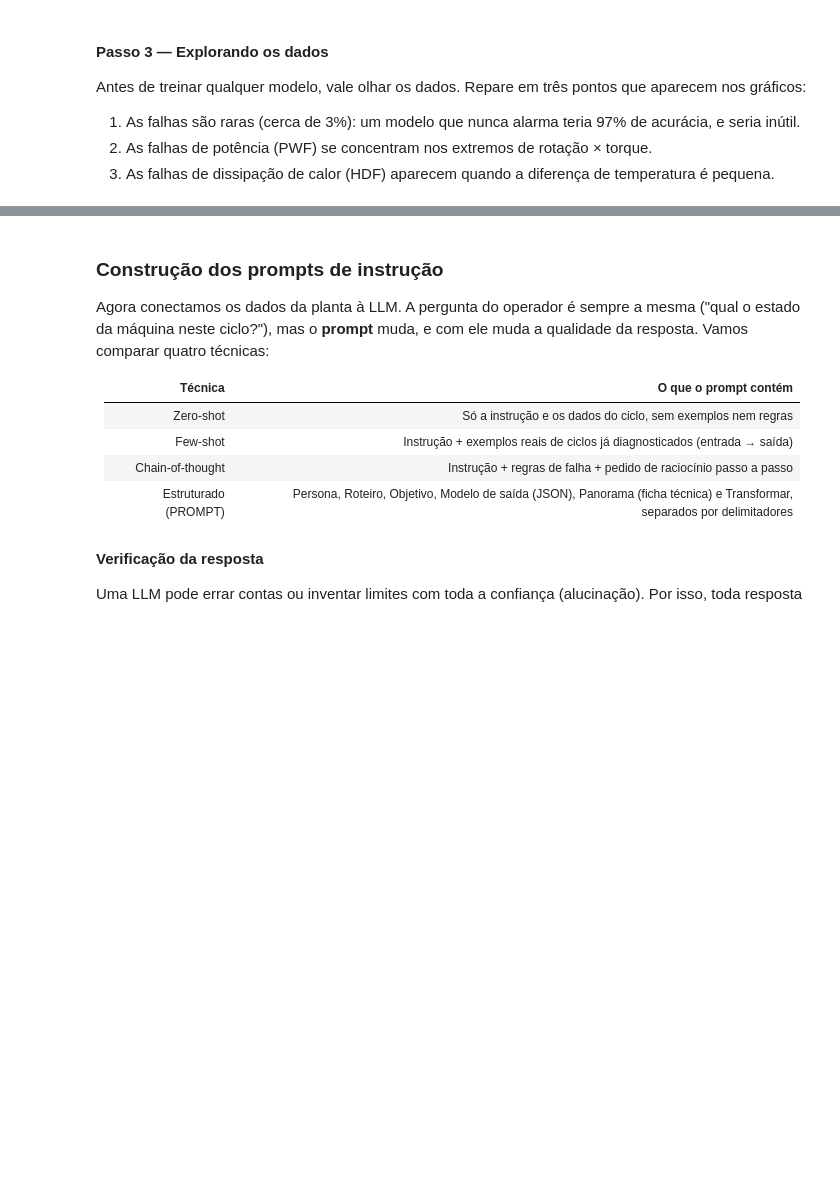
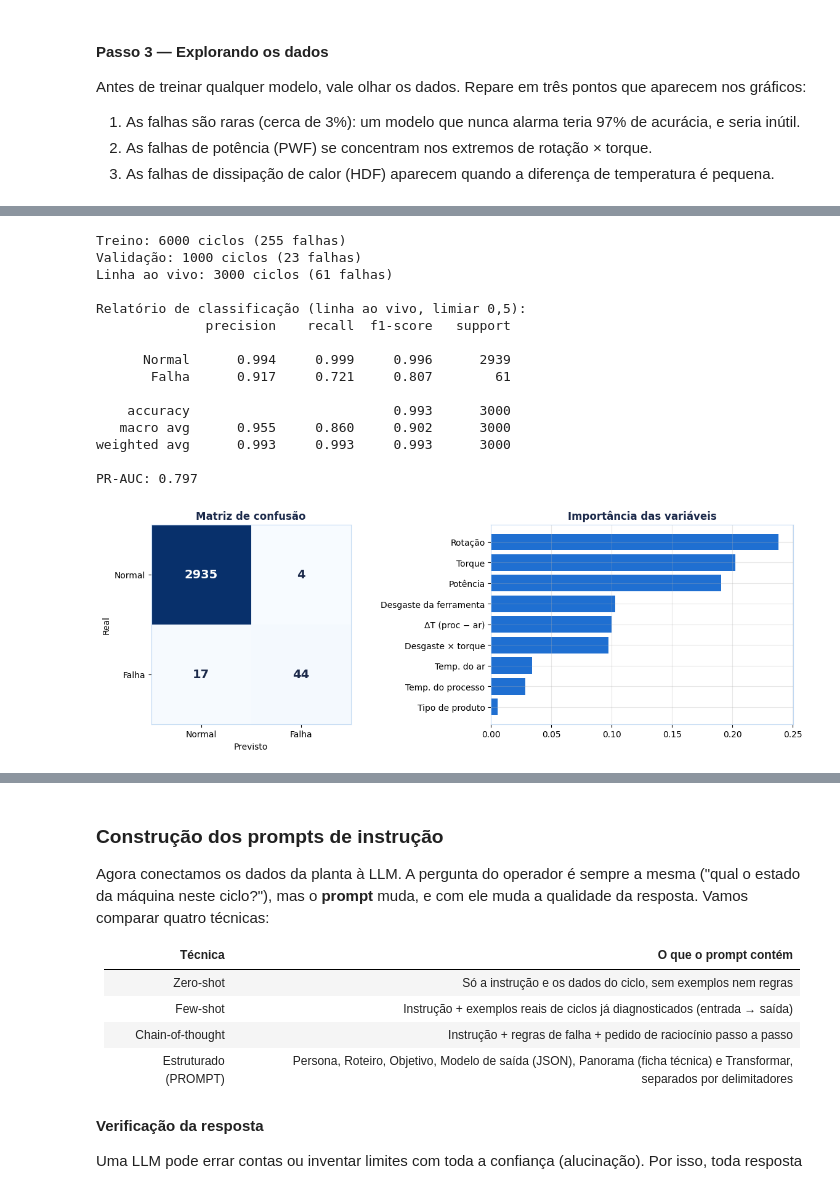
Before and after one commit to laismngueira/minicurso-embrapii, a Jupyter notebook: versao_pdm/Minicurso_PdM01.ipynb, the cells around one changed output, grey strips where cells are left out. Drawn from its saved outputs; the diff is of its cells as text; code cells hidden in the pictures; blank space fills up the shorter version.

```diff
--- a/versao_pdm/Minicurso_PdM01.ipynb
+++ b/versao_pdm/Minicurso_PdM01.ipynb
@@ -657,82 +804,92 @@ F1 e PR-AUC, que são mais honestas que a acurácia com classes raras.
 import warnings
 
 from sklearn.ensemble import IsolationForest, RandomForestClassifier
-from sklearn.metrics import (average_precision_score, classification_report,
-                             confusion_matrix, precision_recall_curve)
+from sklearn.metrics import average_precision_score, classification_report, confusion_matrix
 
-warnings.filterwarnings("ignore", category=UserWarning)
+warnings.filterwarnings("ignore", category=UserWarning, module="sklearn")
 
 # ---------------------------------------------------------------------------
 # Divisão temporal: passado -> treino | validação | futuro -> linha ao vivo
 # ---------------------------------------------------------------------------
-n_total = len(dados)
-fim_treino, fim_validacao = int(n_total * 0.60), int(n_total * 0.70)
+fim_treino, fim_validacao = int(len(dados) * 0.60), int(len(dados) * 0.70)
 treino = dados.iloc[:fim_treino]
 validacao = dados.iloc[fim_treino:fim_validacao]
 linha_ao_vivo = dados.iloc[fim_validacao:].reset_index(drop=True)
 
-print(f"Treino: {len(treino)} ciclos ({int(treino['falha'].sum())} falhas)")
-print(f"Validação: {len(validacao)} ciclos ({int(validacao['falha'].sum())} falhas)")
-print(f"Linha ao vivo: {len(linha_ao_vivo)} ciclos ({int(linha_ao_vivo['falha'].sum())} falhas)")
+for nome, parte in [("Treino", treino), ("Validação", validacao), ("Linha ao vivo", linha_ao_vivo)]:
+    print(f"{nome}: {len(parte)} ciclos ({int(parte['falha'].sum())} falhas)")
 
 # ---- Modelo 1: probabilidade de falha ----
-modelo_falha = RandomForestClassifier(
-    n_estimators=300, min_samples_leaf=2, class_weight="balanced_subsample",
-    random_state=42, n_jobs=-1,
-)
+modelo_falha = RandomForestClassifier(n_estimators=300, min_samples_leaf=2,
+                                      class_weight="balanced_subsample", random_state=42, n_jobs=-1)
 modelo_falha.fit(treino[FEATURES], treino["falha"])
 
 # ---- Modelo 2: modo de falha (só ciclos com falha) ----
 treino_falhas = treino[treino["falha"] == 1]
 modelo_modo = RandomForestClassifier(n_estimators=300, class_weight="balanced", random_state=42, n_jobs=-1)
 modelo_modo.fit(treino_falhas[FEATURES], treino_falhas["modo"])
 
 # ---- Modelo 3: detector de anomalias (só ciclos normais) ----
-COLS_ANOMALIA = ["temp_ar", "temp_proc", "rotacao", "torque", "desgaste", "delta_t", "potencia", "desgaste_torque"]
+COLS_ANOMALIA = [f for f in FEATURES if f != "tipo_cod"]
 treino_normal = treino[treino["falha"] == 0]
-detector_anomalia = IsolationForest(n_estimators=200, contamination="auto", random_state=42)
+detector_anomalia = IsolationForest(n_estimators=200, random_state=42)
 detector_anomalia.fit(treino_normal[COLS_ANOMALIA])
-_escores_ref = -detector_anomalia.score_samples(treino_normal[COLS_ANOMALIA])
-ANOM_P50, ANOM_P995 = np.percentile(_escores_ref, 50), np.percentile(_escores_ref, 99.5)
+
+# referência para colocar o escore entre 0 (típico) e 1 (extremo)
+_escores_normais = -detector_anomalia.score_samples(treino_normal[COLS_ANOMALIA])
+ANOM_P50, ANOM_P995 = np.percentile(_escores_normais, [50, 99.5])
 
 
 def escore_anomalia(df):
-    """Escore de anomalia normalizado: 0 = típico da operação normal, 1 = extremo."""
+    """Escore de anomalia: 0 = típico da operação normal, 1 = extremo."""
     bruto = -detector_anomalia.score_samples(df[COLS_ANOMALIA])
     return np.clip((bruto - ANOM_P50) / (ANOM_P995 - ANOM_P50), 0, 1)
 
 
 # ---------------------------------------------------------------------------
-# Avaliação na linha ao vivo (dados nunca vistos), limiar padrão = 0,5
+# Avaliação na linha ao vivo (dados que o modelo nunca viu), limiar padrão = 0,5
 # ---------------------------------------------------------------------------
 LIMIAR_PADRAO = 0.5
 prob_teste = modelo_falha.predict_proba(linha_ao_vivo[FEATURES])[:, 1]
 pred_teste = (prob_teste >= LIMIAR_PADRAO).astype(int)
 
 print("\nRelatório de classificação (linha ao vivo, limiar 0,5):")
 print(classification_report(linha_ao_vivo["falha"], pred_teste, target_names=["Normal", "Falha"], digits=3))
 print(f"PR-AUC: {average_precision_score(linha_ao_vivo['falha'], prob_teste):.3f}")
 
-fig, eixos = plt.subplots(1, 3, figsize=(16, 4.2))
+fig, (ax1, ax2) = plt.subplots(1, 2, figsize=(12, 4.2))
 
 cm = confusion_matrix(linha_ao_vivo["falha"], pred_teste)
-eixos[0].imshow(cm, cmap="Blues")
+ax1.imshow(cm, cmap="Blues")
 for (i, j), v in np.ndenumerate(cm):
-    eixos[0].text(j, i, str(v), ha="center", va="center", fontsize=14,
-                  color="white" if v > cm.max() / 2 else AZUL_ESCURO, fontweight="bold")
-eixos[0].set_xticks([0, 1], ["Normal", "Falha"]); eixos[0].set_yticks([0, 1], ["Normal", "Falha"])
-eixos[0].set_xlabel("Previsto"); eixos[0].set_ylabel("Real"); eixos[0].set_title("Matriz de confusão")
-eixos[0].grid(False)
+    ax1.text(j, i, str(v), ha="center", va="center", fontsize=14, fontweight="bold",
+             color="white" if v > cm.max() / 2 else AZUL_ESCURO)
+ax1.set_xticks([0, 1], ["Normal", "Falha"]); ax1.set_yticks([0, 1], ["Normal", "Falha"])
+ax1.set_xlabel("Previsto"); ax1.set_ylabel("Real"); ax1.set_title("Matriz de confusão"); ax1.grid(False)
 
-precisao, recall, _ = precision_recall_curve(linha_ao_vivo["falha"], prob_teste)
-eixos[1].plot(recall, precisao, color=AZUL, lw=2)
-eixos[1].set_xlabel("Recall"); eixos[1].set_ylabel("Precisão"); eixos[1].set_title("Curva precisão × recall")
-
-imp = pd.Series(modelo_falha.feature_importances_, index=[NOMES_FEATURES[f] for f in FEATURES]).sort_values()
-eixos[2].barh(imp.index, imp.values, color=AZUL)
-eixos[2].set_title("Importância das variáveis")
+importancia = pd.Series(modelo_falha.feature_importances_,
+                        index=[NOMES_FEATURES[f] for f in FEATURES]).sort_values()
+ax2.barh(importancia.index, importancia.values, color=AZUL)
+ax2.set_title("Importância das variáveis")
 
 plt.tight_layout(); plt.show()
+# %% [output]
+Treino: 6000 ciclos (255 falhas)
+Validação: 1000 ciclos (23 falhas)
+Linha ao vivo: 3000 ciclos (61 falhas)
+
+Relatório de classificação (linha ao vivo, limiar 0,5):
+              precision    recall  f1-score   support
+
+      Normal      0.994     0.999     0.996      2939
+       Falha      0.917     0.721     0.807        61
+
+    accuracy                          0.993      3000
+   macro avg      0.955     0.860     0.902      3000
+weighted avg      0.993     0.993     0.993      3000
+
+PR-AUC: 0.797
+[figure, added]
 # %% [markdown]
 #### Passo 5 — A linha ao vivo: ingestão amostra por amostra
 
```
Also changed, not shown: parts of 21 cells of this notebook.
